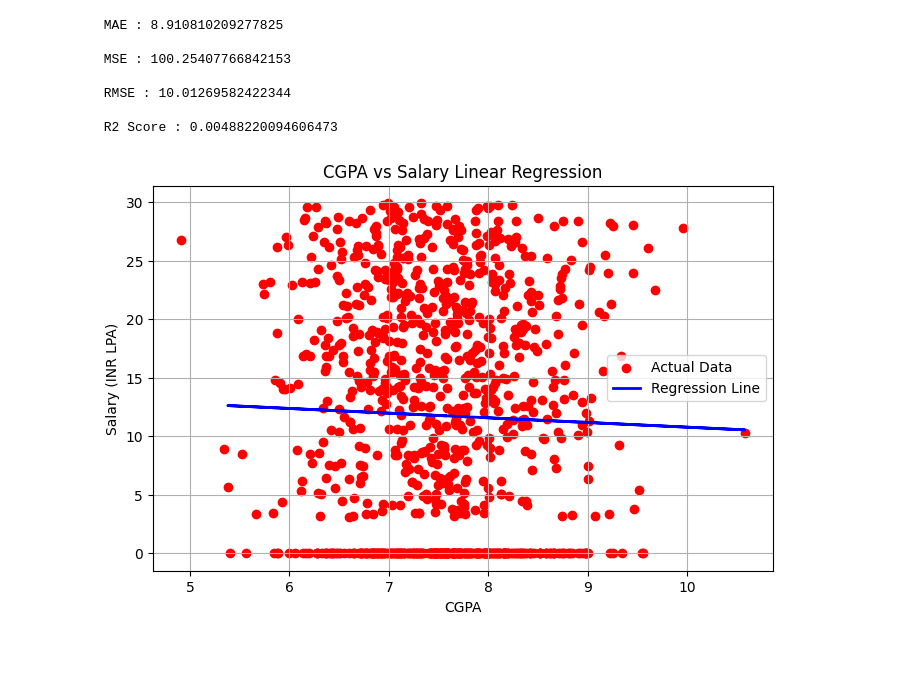
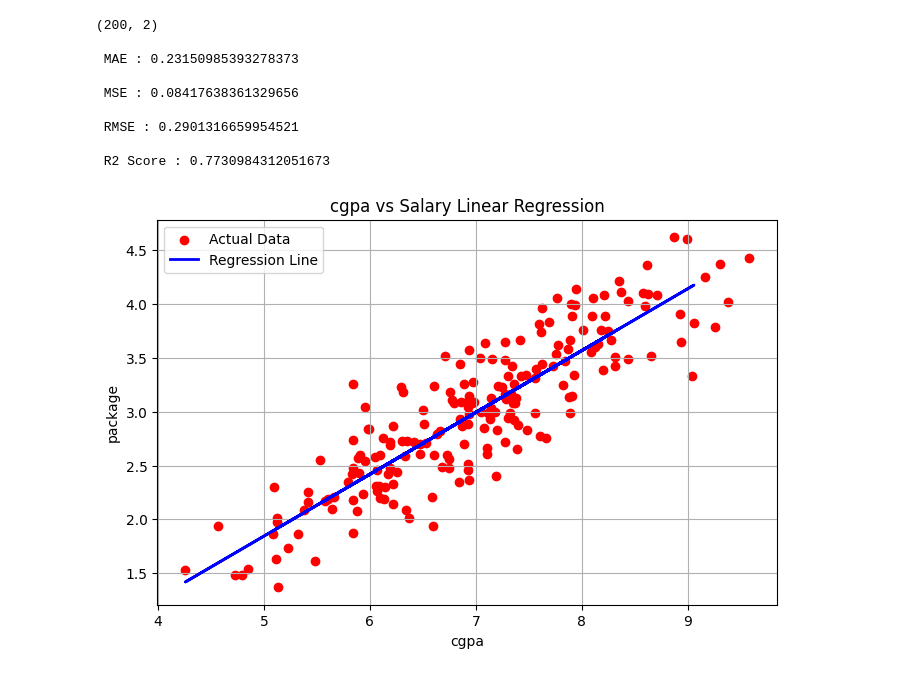
Before and after one commit to dhanusherramuri/AML_MSIS, a Jupyter notebook: AML_LAB_6(08-09-2026).ipynb, the cells around one changed output. Cells and saved outputs as stored; diff of their text form; code cells hidden in the pictures.

```diff
--- a/AML_LAB_6(08-09-2026).ipynb
+++ b/AML_LAB_6(08-09-2026).ipynb
@@ -34,12 +58,13 @@ from sklearn.model_selection import train_test_split
 
 
 # df = pd.read_csv("/content/drive/MyDrive/AML_MSIS/DataSets/Employee_Salary_Dataset.csv")
-df = pd.read_csv("/content/drive/MyDrive/AML_MSIS/DataSets/Placement.csv")
+# df = pd.read_csv("/content/drive/MyDrive/AML_MSIS/DataSets/Placement.csv")
 
-df.head()
+# df = df.head(800)
 
-X = df[['CGPA']]
-y = df['Salary (INR LPA)']
+print(df.shape)
+X = df[['cgpa']]
+y = df['package']
 
 
 X_train,X_test, y_train, y_test = train_test_split(X,y, test_size= 0.2,random_state=42)
@@ -49,41 +74,43 @@ model.fit(X_train,y_train)
 
 y_pred = model.predict(X_test)
 
 
 print("\n MAE :",mean_absolute_error(y_test,y_pred))
 print("\n MSE :",mean_squared_error(y_test,y_pred))
 print("\n RMSE :",np.sqrt(mean_squared_error(y_test,y_pred)))
 print("\n R2 Score :",r2_score(y_test,y_pred))
 
 
 
 import matplotlib.pyplot as plt
 
 plt.figure(figsize=(8, 5))
-plt.scatter(df['CGPA'],
-            df['Salary (INR LPA)'],
+plt.scatter(df['cgpa'],
+            df['package'],
             color = 'red',
             label = 'Actual Data'
             )
 plt.plot(
-    X_test['CGPA'],
+    X_test['cgpa'],
     y_pred,
     color='blue',
     linewidth=2,
     label='Regression Line'
 )
-plt.xlabel('CGPA')
-plt.ylabel('Salary (INR LPA)')
-plt.title('CGPA vs Salary Linear Regression')
+plt.xlabel('cgpa')
+plt.ylabel('package')
+plt.title('cgpa vs Salary Linear Regression')
 plt.legend()
 plt.grid(True)
 plt.show()
 # %% [output]
- MAE : 8.910810209277825
+(200, 2)
 
- MSE : 100.25407766842153
+ MAE : 0.23150985393278373
 
- RMSE : 10.01269582422344
+ MSE : 0.08417638361329656
 
- R2 Score : 0.00488220094606473
+ RMSE : 0.2901316659954521
+
+ R2 Score : 0.7730984312051673
-[figure, old version]
+[figure, new version]
```
Also changed, not shown: parts of 1 cell of this notebook.
